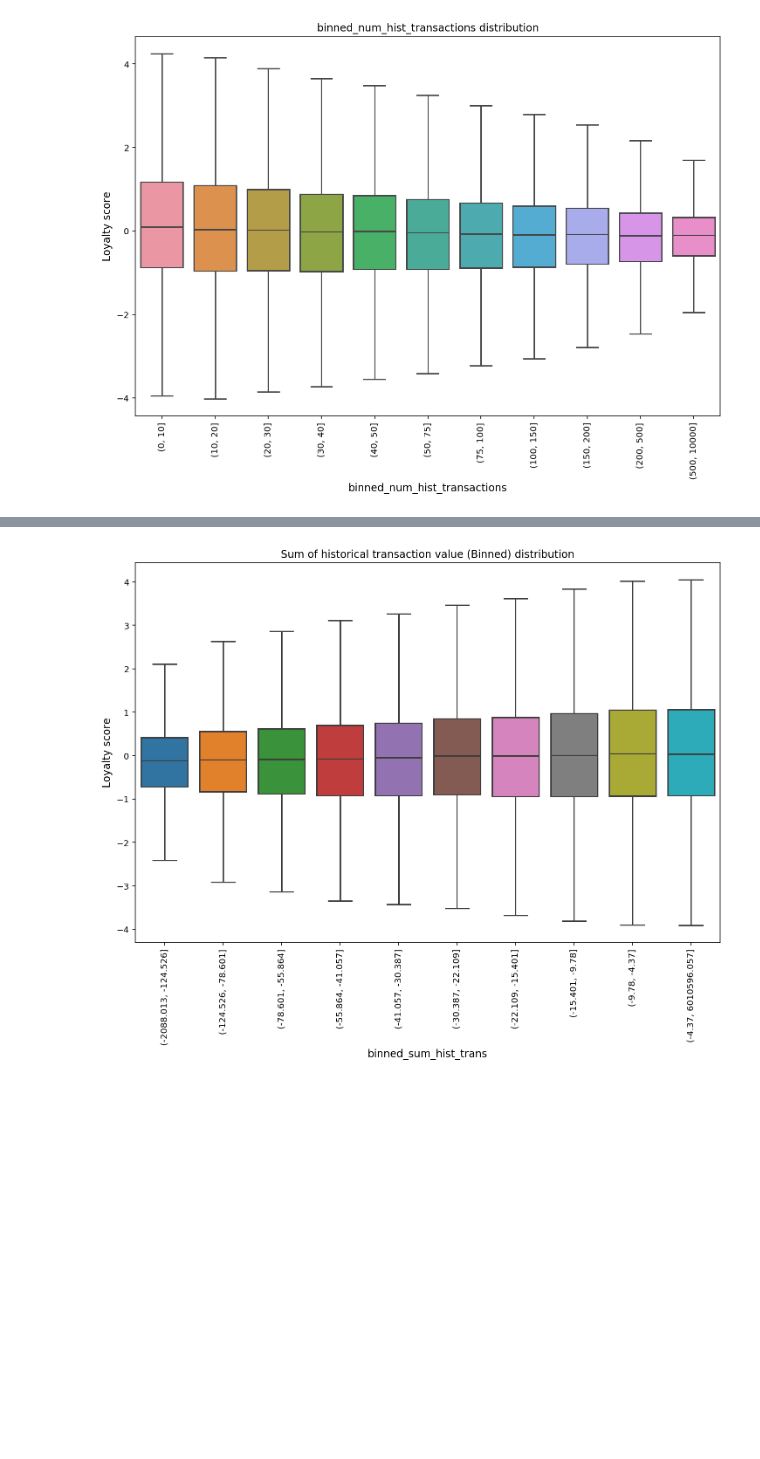
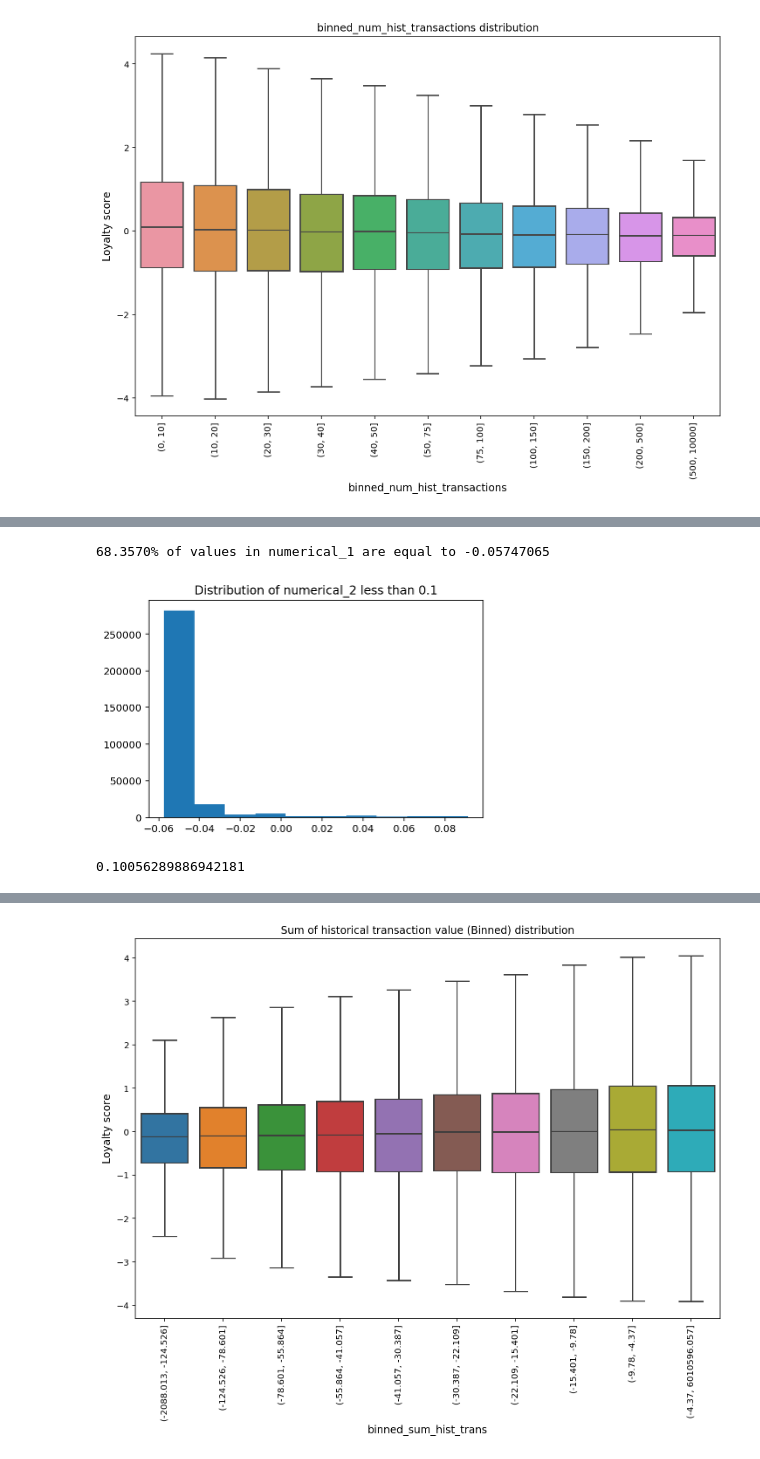
Before and after one commit to mkhoin/Play-Kaggle, a Jupyter notebook: Elo-Merchant-Category-Recommendation/notebooks/01.EDA.ipynb, the cells around one changed output, grey strips where cells are left out. Cells and saved outputs as stored; diff of their text form; code cells hidden in the pictures; blank space fills up the shorter version.

```diff
--- a/Elo-Merchant-Category-Recommendation/notebooks/01.EDA.ipynb
+++ b/Elo-Merchant-Category-Recommendation/notebooks/01.EDA.ipynb
@@ -236,0 +290,13 @@ plt.show()
+# %%
+plt.hist(merchants.loc[merchants['numerical_2'] < 0.1, 'numerical_2']);
+plt.title('Distribution of numerical_2 less than 0.1');
+min_n1 = merchants['numerical_1'].min()
+_ = sum(merchants['numerical_1'] == min_n1) / merchants['numerical_1'].shape[0]
+print(f'{_ * 100:.4f}% of values in numerical_1 are equal to {min_n1}')
+# %% [output]
+68.3570% of values in numerical_1 are equal to -0.05747065
+[figure, added]
+# %%
+(merchants['numerical_1'] != merchants['numerical_2']).sum() / merchants.shape[0]
+# %% [output]
+0.10056289886942181
```
Also changed, not shown: parts of 28 cells of this notebook, 3 other files.
